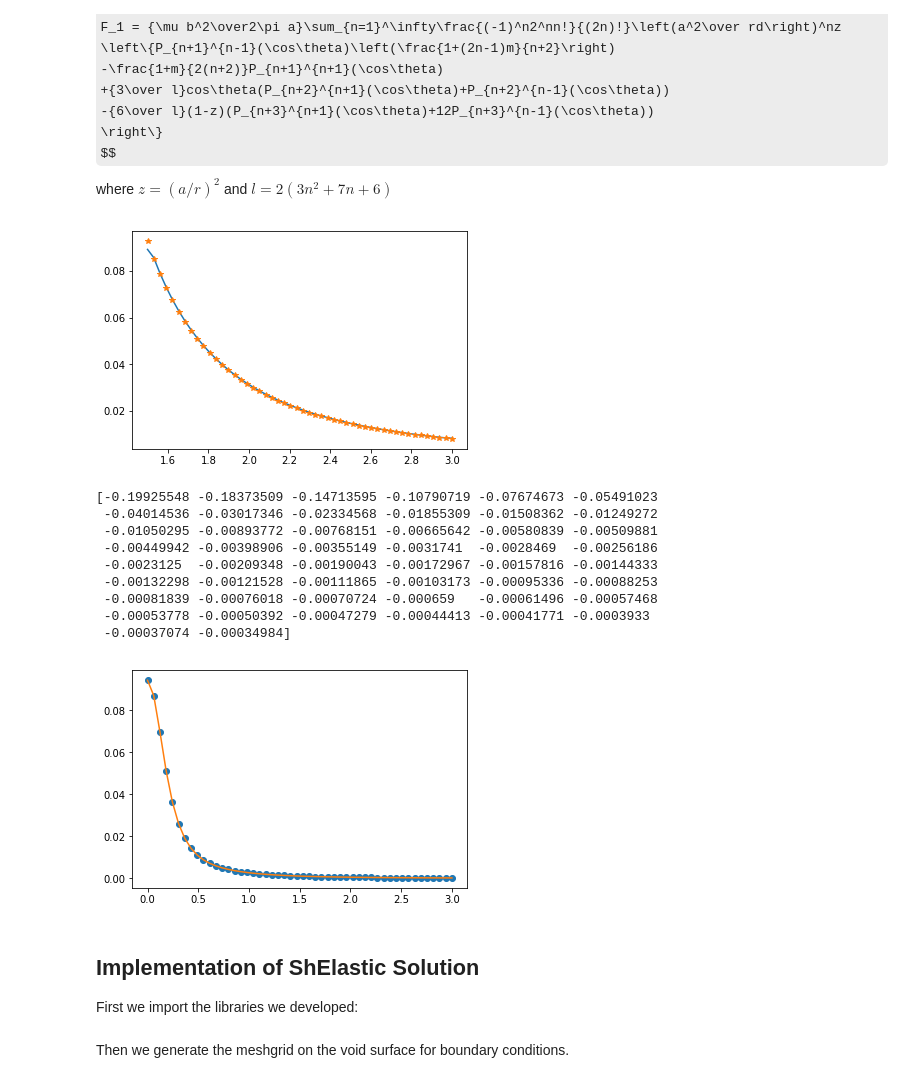
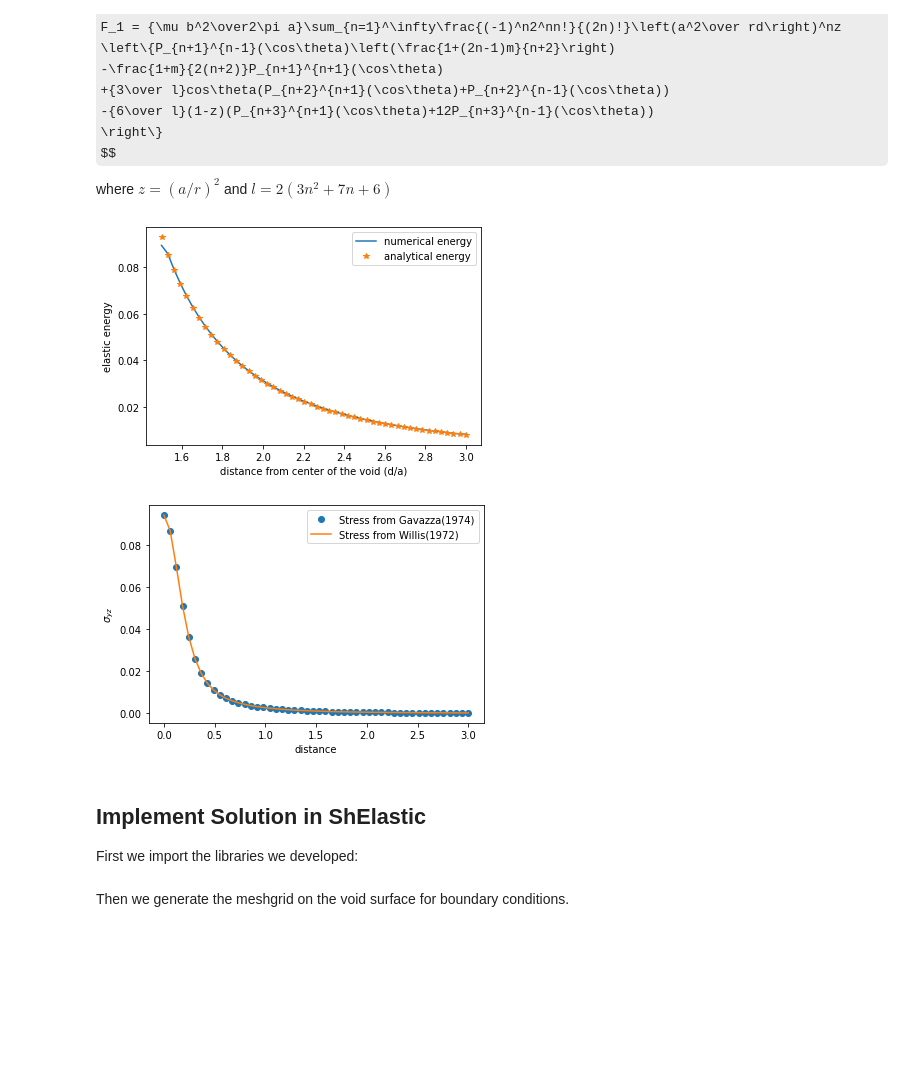
Before and after one commit to yfwang09/ShElastic, a Jupyter notebook: examples/Case02-Void_Dislocation_Interaction.ipynb, the cells around one changed output. Drawn from its saved outputs; the diff is of its cells as text; code cells hidden in the pictures; some formulas as TeX source; blank space fills up the shorter version.

```diff
--- a/examples/Case02-Void_Dislocation_Interaction.ipynb
+++ b/examples/Case02-Void_Dislocation_Interaction.ipynb
@@ -157,38 +185,35 @@ F1, Fa, F, E = willis1972(a, d, nmax, x3)
 #print(E)
 Ep = np.gradient(E, d)
 
-plt.plot(d, Ep)
-plt.plot(d, 2*F, '*')
+plt.plot(d, Ep, label='numerical energy')
+plt.plot(d, 2*F, '*', label='analytical energy')
+plt.xlabel('distance from center of the void (d/a)')
+plt.ylabel('elastic energy')
+plt.legend()
 plt.show()
 # %% [output]
-[figure, old version]
+[figure, new version]
 # %%
 a = 40
 t = a*1.01
 b = 1
 mu = 1
 nu = 1./3
 x3zT= np.linspace(0, 3, 50)
 x3z = np.linspace(0, 3, 50)
 tau_yz = gavazza1974(40, x3zT*a, [t, ], mu, 0, nu, nu, a, b)
 F1, Fa, F, E = willis1972(a, t, 40, x3z*a, mu, b)
-plt.plot(x3zT, -tau_yz, 'o')
-plt.plot(x3z, F1.flatten())
-print(tau_yz.flatten()*b/np.sum(F1[:, :], axis=1))
+plt.plot(x3zT, -tau_yz, 'o', label='Stress from Gavazza(1974)')
+plt.plot(x3z, F1.flatten(), label='Stress from Willis(1972)')
+plt.xlabel('distance')
+plt.ylabel(r'$\sigma_{yz}$')
+plt.legend()
+# print(tau_yz.flatten()*b/np.sum(F1[:, :], axis=1))
 plt.show()
 # %% [output]
-[-0.19925548 -0.18373509 -0.14713595 -0.10790719 -0.07674673 -0.05491023
- -0.04014536 -0.03017346 -0.02334568 -0.01855309 -0.01508362 -0.01249272
- -0.01050295 -0.00893772 -0.00768151 -0.00665642 -0.00580839 -0.00509881
- -0.00449942 -0.00398906 -0.00355149 -0.0031741  -0.0028469  -0.00256186
- -0.0023125  -0.00209348 -0.00190043 -0.00172967 -0.00157816 -0.00144333
- -0.00132298 -0.00121528 -0.00111865 -0.00103173 -0.00095336 -0.00088253
- -0.00081839 -0.00076018 -0.00070724 -0.000659   -0.00061496 -0.00057468
- -0.00053778 -0.00050392 -0.00047279 -0.00044413 -0.00041771 -0.0003933
- -0.00037074 -0.00034984]
-[figure, old version]
+[figure, new version]
 # %% [markdown]
-## Implementation of ShElastic Solution
+## Implement Solution in ShElastic
 
 First we import the libraries we developed:
 # %%
```
Also changed, not shown: parts of 28 cells of this notebook.
